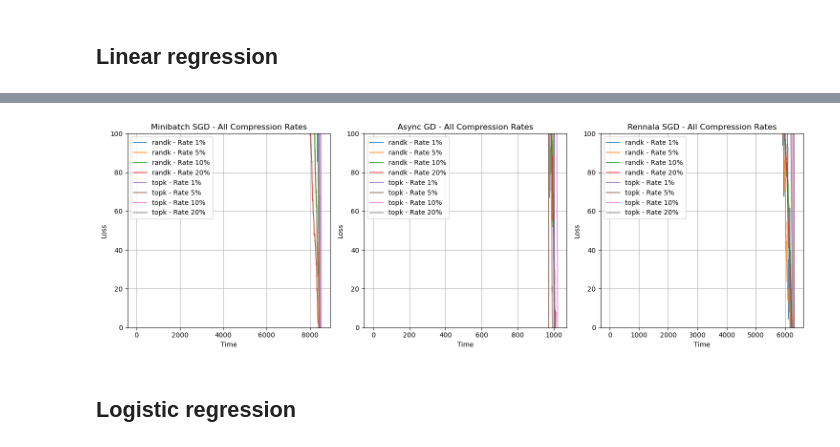
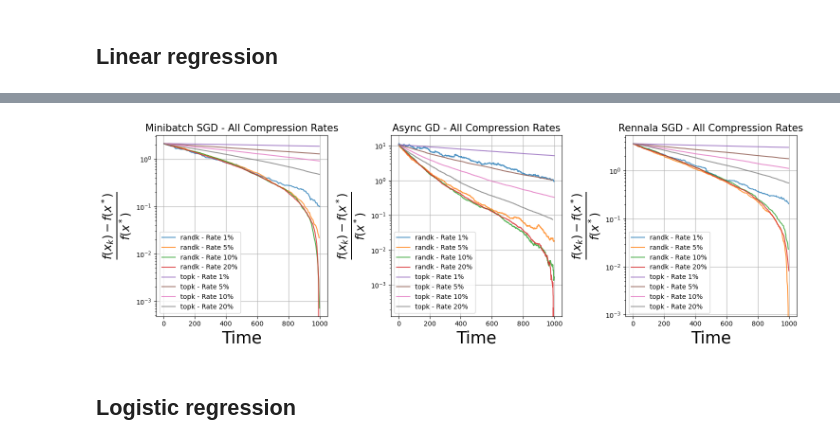
Before and after one commit to AlievAE/AsyncMethods, a Jupyter notebook: compressed_experiments.ipynb, the cells around one changed output, grey strips where cells are left out. Cells and saved outputs as stored; diff of their text form; code cells hidden in the pictures.

```diff
--- a/compressed_experiments.ipynb
+++ b/compressed_experiments.ipynb
@@ -50,7 +50,7 @@ def run_optimization_methods(w, data, time_distributions, loss_function,\
                                            for i in range(n_workers)],
                                           learning_rate=lr,
                                           compression_flag=compression, compression_size=compression_rate)
-                rennala_sgd.set_batch_size(5)
+                rennala_sgd.set_batch_size(4)
             else:
                 minibatch_sgd = MinibatchSGD(w, data, time_distributions, loss_function,
                                              [partial(gradient_function, batch_size=batch_sizes[i]) for i in range(n_workers)],
@@ -64,7 +64,7 @@ def run_optimization_methods(w, data, time_distributions, loss_function,\
                                           [partial(gradient_function, batch_size=batch_sizes[i]) for i in range(n_workers)],
                                           learning_rate=lr,
                                           compression_flag=compression, compression_size=compression_rate)
-                rennala_sgd.set_batch_size(5)
+                rennala_sgd.set_batch_size(4)
 
             methods = {'Minibatch SGD': minibatch_sgd,
                        'Async GD': async_gd,
@@ -146,35 +146,56 @@ Running Rennala SGD with compression topk and compression rate 10
 Running Minibatch SGD with compression topk and compression rate 20
 Running Async GD with compression topk and compression rate 20
 Running Rennala SGD with compression topk and compression rate 20
+# %%
+title_fontsize = 15
+fontsize = 25
 # %%
 plt.figure(figsize=(15, 5))
 
+MAX_TIME = 1000
+
 compression_percentage = [1, 5, 10, 20]
+# mn = min([np.min(losses_lin_regression[method_name][compression][compression_rate])for method_name in methods for compression in compressions for compression_rate in range_of_k])
+# mn = 1e18
 
+# for method_idx, method_name in enumerate(methods):
+#     for compression in compressions:
+#         for compression_rate in range_of_k:
+#             ind = np.searchsorted(times_lin_regression[method_name][compression][compression_rate], MAX_TIME)
+#             mn = min(mn, np.min(losses_lin_regression[method_name][compression][compression_rate][:ind]))
 for method_idx, method_name in enumerate(methods):
+    mn = 1e18
+    for compression in compressions:
+        for compression_rate in range_of_k:
+            ind = np.searchsorted(times_lin_regression[method_name][compression][compression_rate], MAX_TIME)
+            mn = min(mn, np.min(losses_lin_regression[method_name][compression][compression_rate][:ind]))
     plt.subplot(1, len(methods), method_idx + 1)
     for compression in compressions:
         i = 0
         for compression_rate in range_of_k:
             if compression in times_lin_regression[method_name] and compression_rate in times_lin_regression[method_name][compression]:
-                plt.plot(times_lin_regression[method_name][compression][compression_rate], \
-                         losses_lin_regression[method_name][compression][compression_rate] -\
-                            np.min(losses_lin_regression[method_name][compression][compression_rate]), \
-                         label=f'{compression} - Rate {compression_percentage[i]}%',\
+                ind = np.searchsorted(times_lin_regression[method_name][compression][compression_rate], MAX_TIME)
+                discrepancy = losses_lin_regression[method_name][compression][compression_rate][:ind] -\
+                                mn
+                # print(discrepancy[-1])
+
+                plt.plot(times_lin_regression[method_name][compression][compression_rate][:ind], \
+                         discrepancy / mn, \
+                         label=f'{compression} - Rate {compression_rate}%',\
                          alpha=.8)
             i += 1
-    plt.title(f'{method_name} - All Compression Rates')
-    plt.xlabel('Time')
-    plt.ylabel('Loss')
-    #plt.yscale('log')
-    plt.ylim(0, 1e2)
+    plt.title(f'{method_name} - All Compression Rates', fontsize=title_fontsize)
+    plt.xlabel('Time', fontsize=fontsize)
+    plt.ylabel('$\\frac{f(x_k) - f(x^*)}{f(x^*)}$', fontsize=fontsize)
+    plt.yscale('log')
+    # plt.ylim(1e-4, 1e2)
     plt.legend()
     plt.grid(True)
 
 plt.tight_layout()
 plt.show()
 # %% [output]
-[figure, old version]
+[figure, new version]
 # %% [markdown]
 ## Logistic regression
 # %%
```
